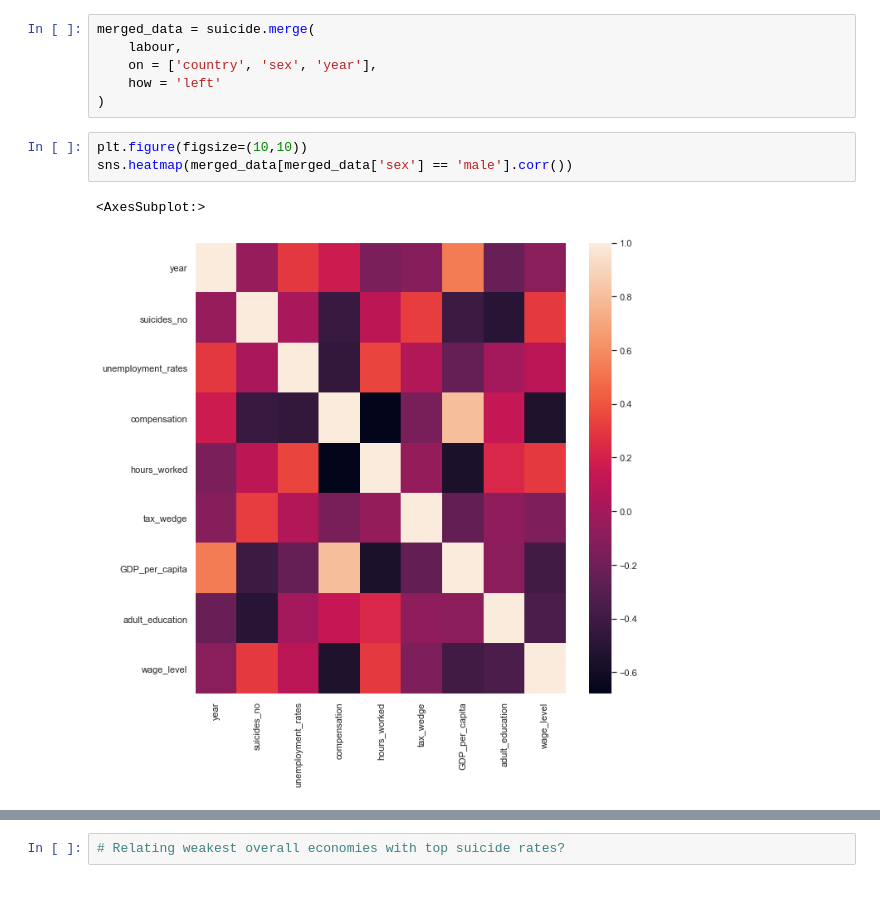
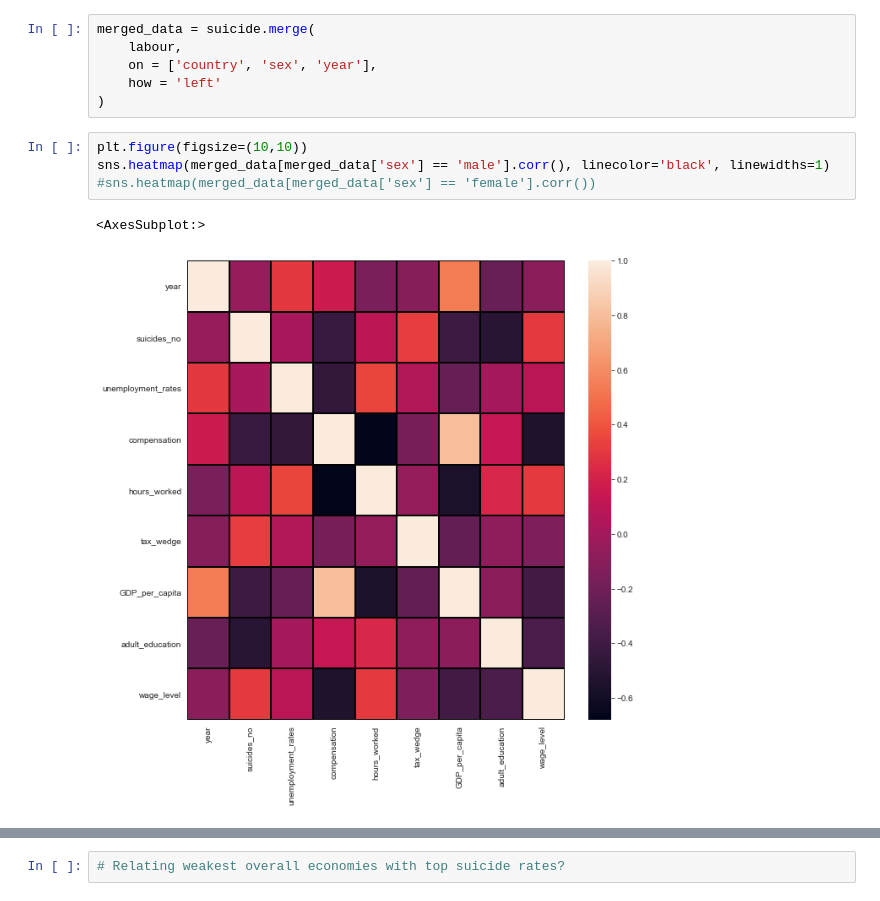
Before and after one commit to iberius96/Python-Suicides-Europe, a Jupyter notebook: main.ipynb, the cells around one changed output, grey strips where cells are left out. Drawn from its saved outputs; the diff is of its cells as text.

```diff
--- a/main.ipynb
+++ b/main.ipynb
@@ -610,8 +731,9 @@ merged_data = suicide.merge(
 )
 # %%
 plt.figure(figsize=(10,10))
-sns.heatmap(merged_data[merged_data['sex'] == 'male'].corr())
+sns.heatmap(merged_data[merged_data['sex'] == 'male'].corr(), linecolor='black', linewidths=1)
+#sns.heatmap(merged_data[merged_data['sex'] == 'female'].corr())
 # %% [output]
 <AxesSubplot:>
-[figure, old version]
+[figure, new version]
 # %%
```
Also changed, not shown: parts of 41 cells of this notebook.
